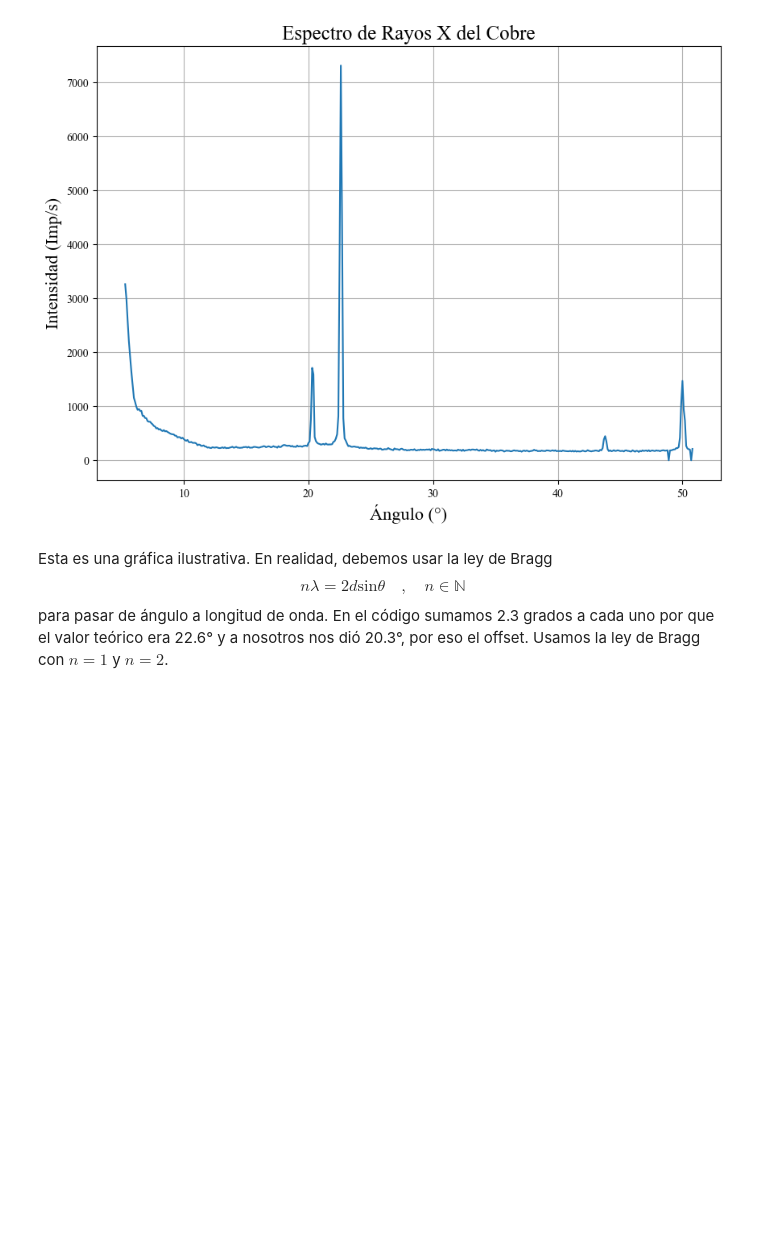
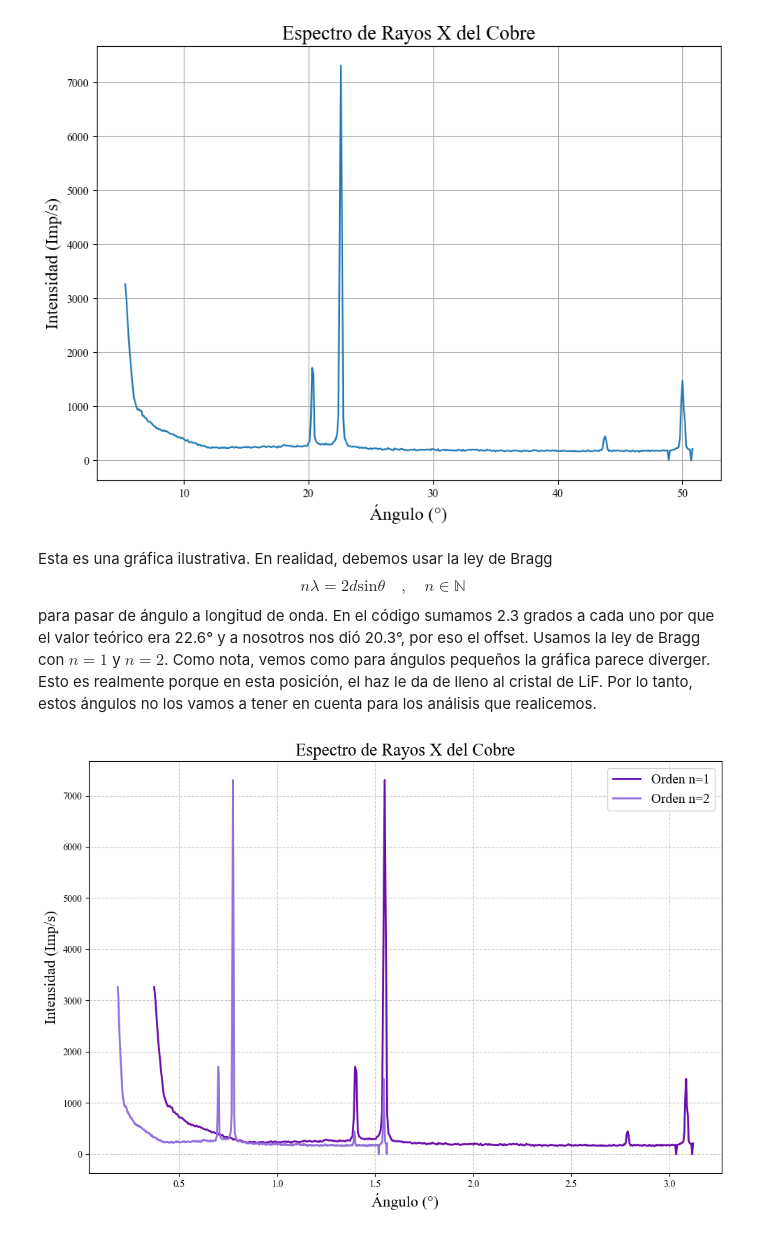
Before and after one commit to slaverdeg/Laboratorio-Intermedio-1, a Jupyter notebook: Rayos X/Bitácora 1.ipynb, the cells around one changed output. Cells and saved outputs as stored; diff of their text form; code cells hidden in the pictures; blank space fills up the shorter version.

```diff
--- a/Rayos X/Bitácora 1.ipynb
+++ b/Rayos X/Bitácora 1.ipynb
@@ -49,4 +69,4 @@ Esta es una gráfica ilustrativa. En realidad, debemos usar la ley de Bragg
 \begin{equation*}
 n \lambda = 2d \text{sin}\theta \quad,\quad n\in \mathbb{N}
 \end{equation*}
- para pasar de ángulo a longitud de onda. En el código sumamos 2.3 grados a cada uno por que el valor teórico era 22.6° y a nosotros nos dió 20.3°, por eso el offset. Usamos la ley de Bragg con $n=1$ y $n=2$.
+ para pasar de ángulo a longitud de onda. En el código sumamos 2.3 grados a cada uno por que el valor teórico era 22.6° y a nosotros nos dió 20.3°, por eso el offset. Usamos la ley de Bragg con $n=1$ y $n=2$. Como nota, vemos como para ángulos pequeños la gráfica parece diverger. Esto es realmente porque en esta posición, el haz le da de lleno al cristal de LiF. Por lo tanto, estos ángulos no los vamos a tener en cuenta para los análisis que realicemos.
@@ -54,0 +73,48 @@ n \lambda = 2d \text{sin}\theta \quad,\quad n\in \mathbb{N}
+# %%
+#Definimos antes las incertidumbres,como nuestro instrumento es analógico, su incertidumbre es su resolución.
+inc_ang=0.1*np.ones(456)
+inc_int=np.ones(456)
+d=2.014 #Amstrongs
+lambda1=bragg(d,angulos,1)
+inc_lambda1=inc_bragg(d,angulos,inc_ang,1)
+lambda2=bragg(d,angulos,2)
+inc_lambda2=inc_bragg(d,angulos,inc_ang,2)
+for i in range(len(lambda1)):
+   lambda1[i]=Error(lambda1[i],inc_lambda1[i])[0]
+   inc_lambda1[i]=Error(lambda1[i],inc_lambda1[i])[1]
+for i in range(len(lambda2)):
+   lambda2[i]=Error(lambda2[i],inc_lambda2[i])[0]
+   inc_lambda2[i]=Error(lambda2[i],inc_lambda2[i])[1]
+
+
+#Este pedacito de personalizar las gráficas lo hizo Deepseek. Yo no sabía como hacer que se viera así lindo, lo siento.
+
+plt.rc('font', family='Times New Roman')
+plt.figure(figsize=(10, 7))
+
+# Curva 1: Azul oscuro (#1f77b4 es el azul estándar de matplotlib)
+plt.plot(lambda1, intensidad,
+         color='#6A0DAD',  # Código HEX para azul oscuro
+         linewidth=2,
+         label='Orden n=1')
+
+# Curva 2: Azul claro (tono pastel)
+plt.plot(lambda2, intensidad,
+         color='#9370DB',  # Código HEX para azul claro
+         linewidth=2,
+         label='Orden n=2')
+
+plt.ylabel("Intensidad (Imp/s)", fontsize=16)
+plt.title("Espectro de Rayos X del Cobre", fontsize=18)
+plt.xlabel("Ángulo (°)", fontsize=16)
+
+# Leyenda con tamaño personalizado (14 puntos)
+plt.legend(fontsize=14,
+           loc='best',  # Posición automática
+           framealpha=0.9)  # Transparencia del fondo
+
+plt.grid(True, linestyle='--', alpha=0.7)
+plt.tight_layout()  # Mejor ajuste de los elementos
+plt.show()
+# %% [output]
+[figure, added]
```
Also changed, not shown: parts of 6 cells of this notebook, 1 other file.
